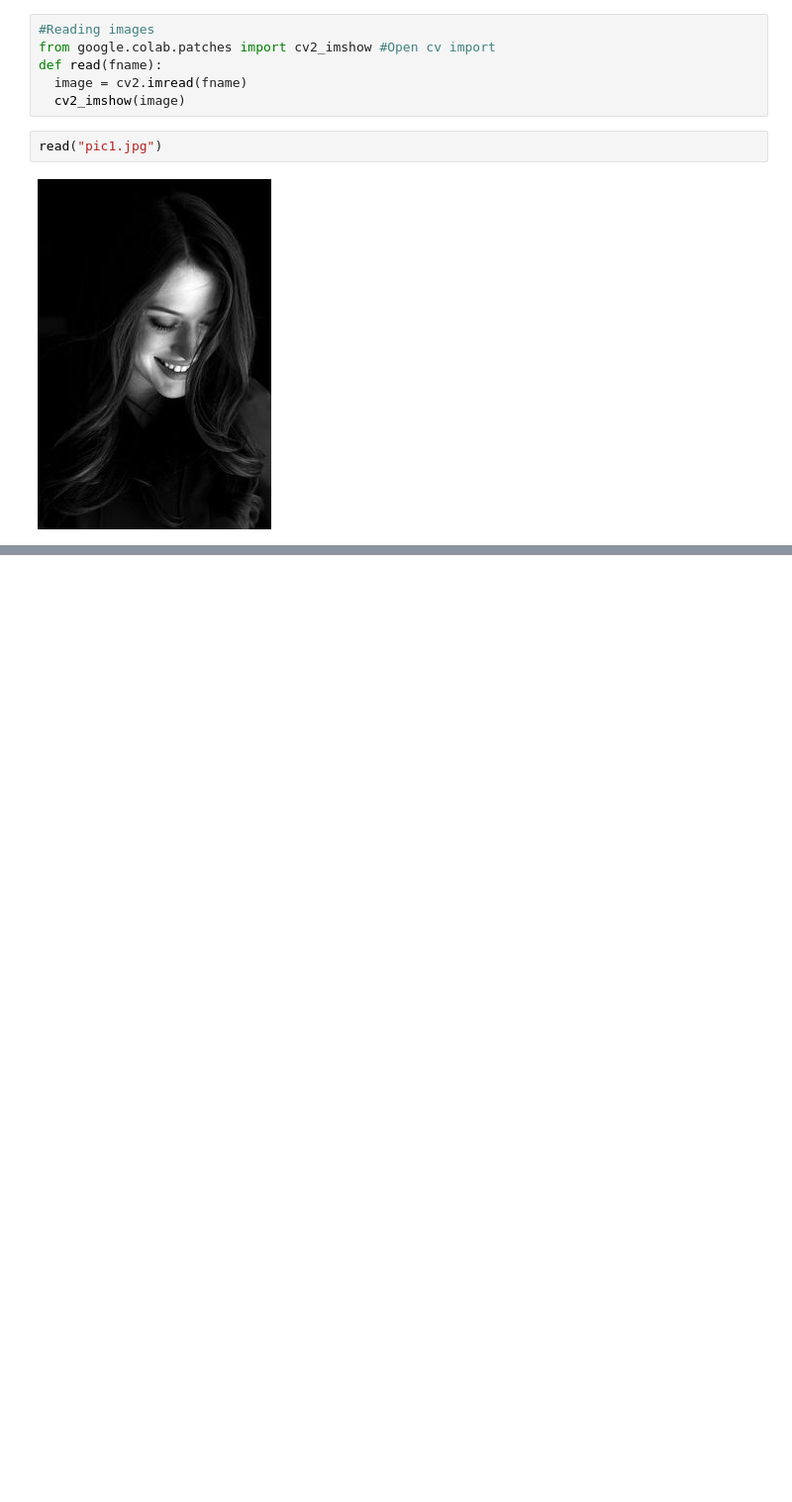
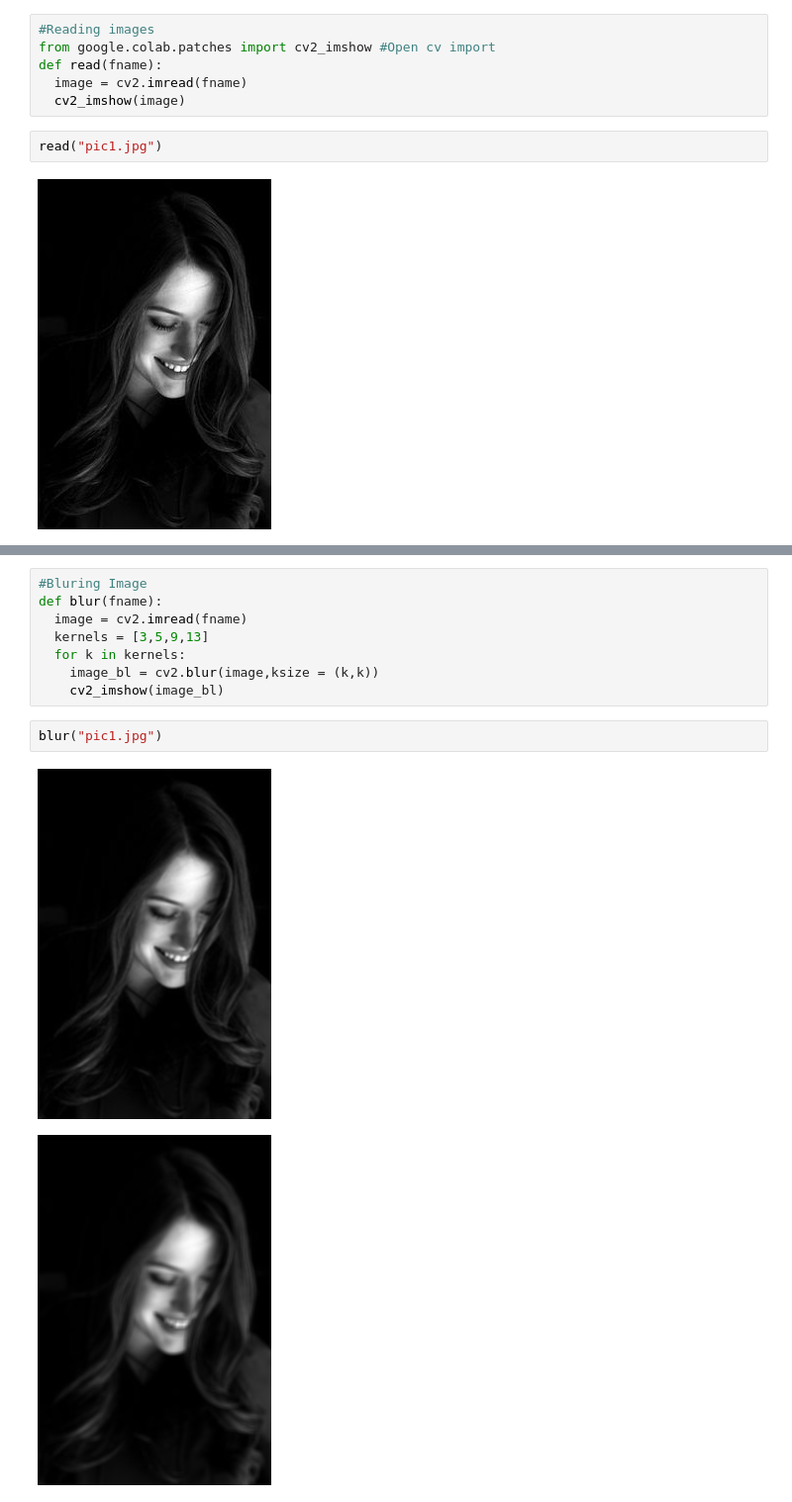
Before and after one commit to Bhuto1998/Data-Science-Year-2020, a Jupyter notebook: ImageP.ipynb, the cells around one changed output, grey strips where cells are left out. Shown: that part at 99% size. Drawn from its saved outputs; the diff is of its cells as text; blank space fills up the shorter version.

```diff
--- a/ImageP.ipynb
+++ b/ImageP.ipynb
@@ -19,0 +40,13 @@ read("pic1.jpg")
+# %%
+#Bluring Image
+def blur(fname):
+  image = cv2.imread(fname)
+  kernels = [3,5,9,13]
+  for k in kernels:
+    image_bl = cv2.blur(image,ksize = (k,k))
+    cv2_imshow(image_bl)
+# %%
+blur("pic1.jpg")
+# %% [output]
+[figure, added]
+[figure, added]
```
Also changed, not shown: parts of 5 cells of this notebook.
